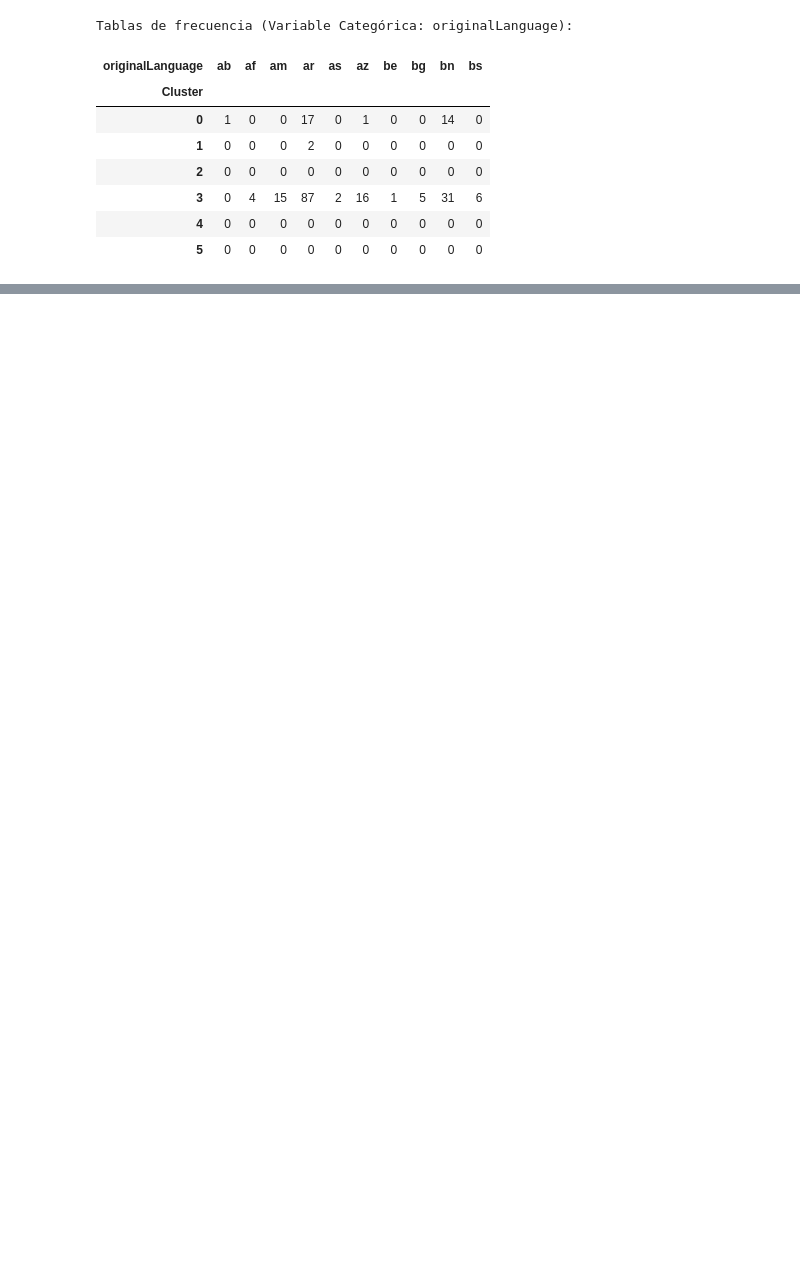
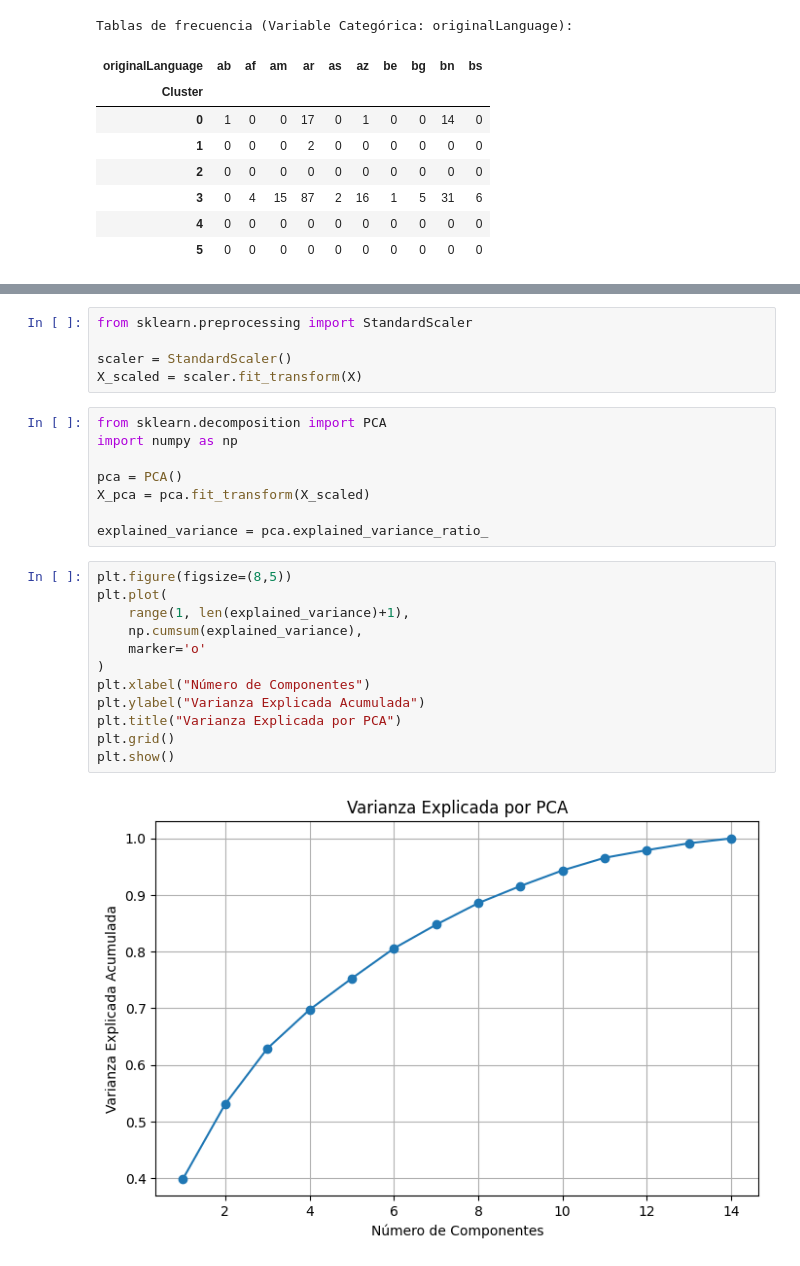
Before and after one commit to Palasuwu/Lab02Nosupervisado, a Jupyter notebook: Lab04.ipynb, the cells around one changed output, grey strips where cells are left out. Saved outputs shown, nothing was run; the diff lists cells and outputs as text; blank space fills up the shorter version.

```diff
--- a/Lab04.ipynb
+++ b/Lab04.ipynb
@@ -148,0 +196,27 @@ Tablas de frecuencia (Variable Categórica: originalLanguage):
+# %%
+from sklearn.preprocessing import StandardScaler
+
+scaler = StandardScaler()
+X_scaled = scaler.fit_transform(X)
+# %%
+from sklearn.decomposition import PCA
+import numpy as np
+
+pca = PCA()
+X_pca = pca.fit_transform(X_scaled)
+
+explained_variance = pca.explained_variance_ratio_
+# %%
+plt.figure(figsize=(8,5))
+plt.plot(
+    range(1, len(explained_variance)+1),
+    np.cumsum(explained_variance),
+    marker='o'
+)
+plt.xlabel("Número de Componentes")
+plt.ylabel("Varianza Explicada Acumulada")
+plt.title("Varianza Explicada por PCA")
+plt.grid()
+plt.show()
+# %% [output]
+[figure, added]
```
Also changed, not shown: parts of 6 cells of this notebook.
